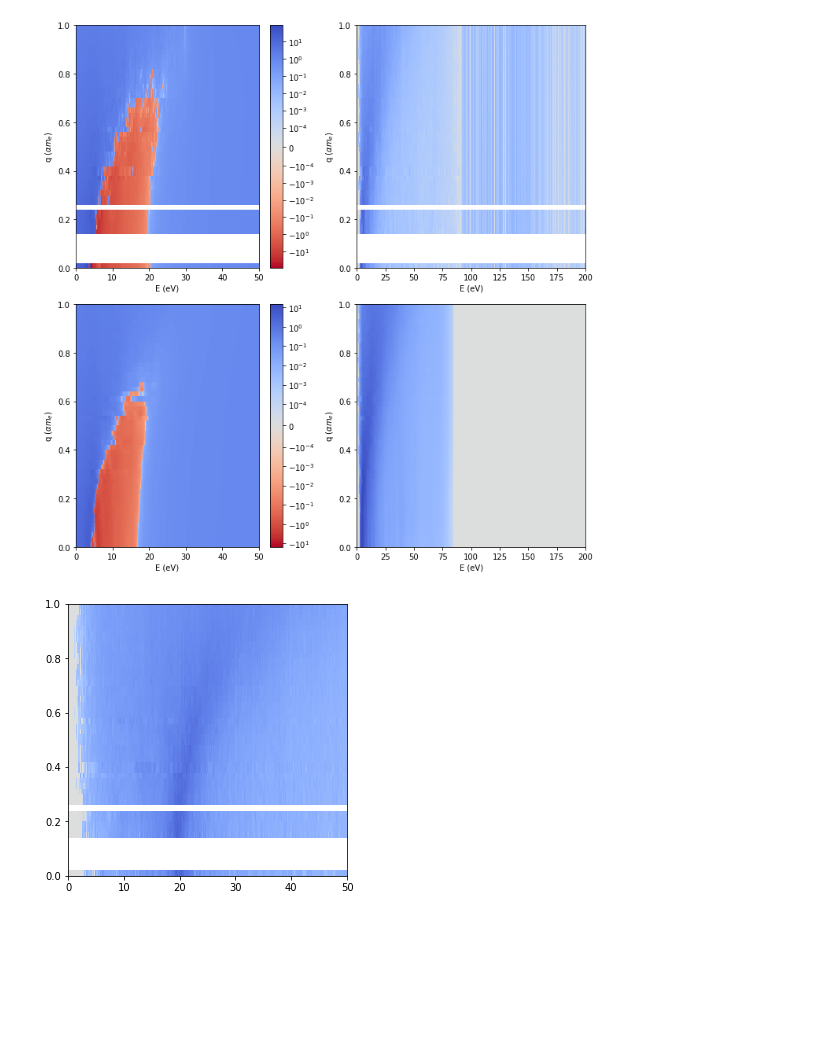
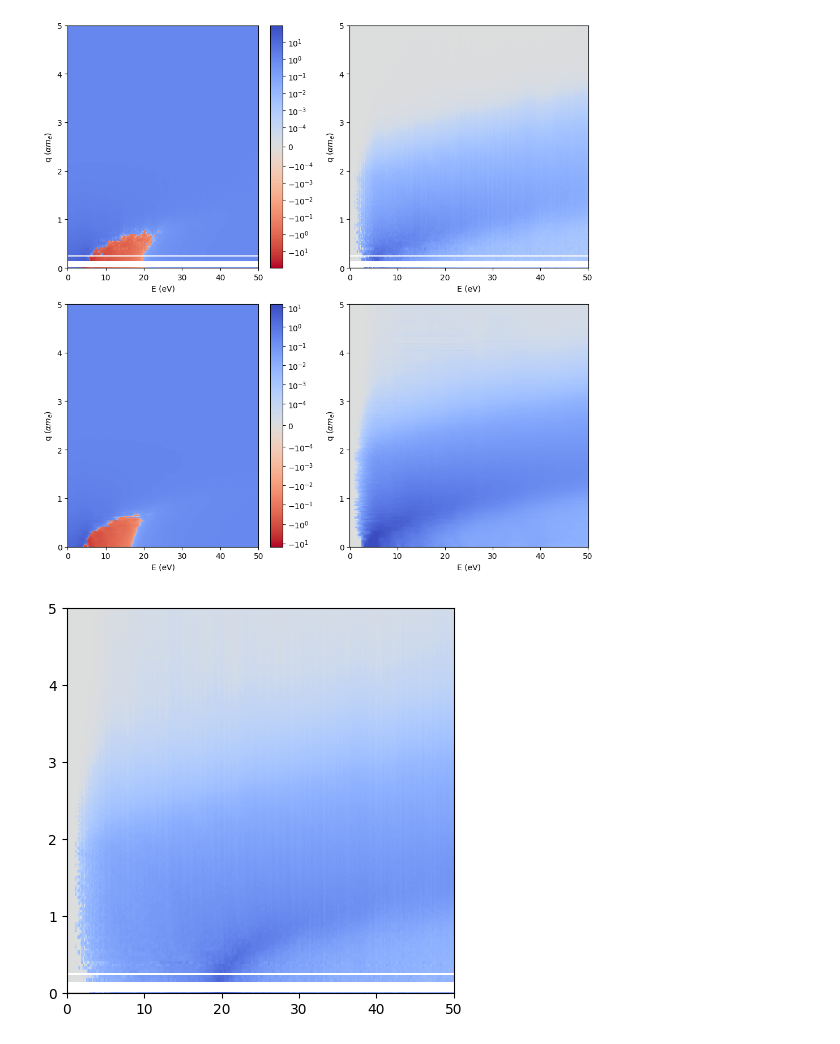
Before and after one commit to meganhott/QCDark2, a Jupyter notebook: plasmon_peak.ipynb, the cells around one changed output. Saved outputs shown, nothing was run; the diff lists cells and outputs as text; code cells hidden in the pictures; blank space fills up the shorter version.

Commit message:
update to plasmon peak plots

```diff
--- a/plasmon_peak.ipynb
+++ b/plasmon_peak.ipynb
@@ -9,12 +9,12 @@ from binning import gen_bin_centers
 mElectron = 5.1099894e5
 alpha = 1.0/137.03599908
 # %%
-q = np.arange(0.01, 1, parmt.dq) #alpha me
-E = np.arange(0, 200+parmt.dE, parmt.dE) #eV
+q = np.arange(0.01, 5, parmt.dq) #alpha me
+E = np.arange(0, 50+parmt.dE, parmt.dE) #eV
 
 #RPA
-binned_eps = np.load('test_resources/epsilon_1q_200E_tz_6/binned_eps.npy') #6x6x6 -> 6x6x6
-bin_centers = gen_bin_centers(q_max=1)
+binned_eps = np.load('test_resources/epsilon_5q_50E_tz_6/binned_eps.npy') #6x6x6 -> 6x6x6
+bin_centers = gen_bin_centers(q_max=5)
 eps_6 = epsilon_r(bin_centers, binned_eps)
 # %%
 #RPA Kramers-Kronig
@@ -49,6 +49,6 @@ Loaded /home/meganhott/Projects/dielectric_pyscf/../DarkELF/darkelf/../data/Si/S
 # %%
 eps_6_im = np.imag(eps_6)
-eps_6_re = kk_2d(eps_6_im, E, 300, corr=True)
+eps_6_re = kk_2d(eps_6_im, E, E.shape[0], corr=True)
 
 c = 'coolwarm_r'
 th = 1e-4
@@ -76,15 +76,15 @@ for i in [0,1]:
         ax[(i,j)].set_ylabel(r'q ($\alpha m_e$)')
 plt.tight_layout()
 # %% [output]
-[figure, old version]
+[figure, new version]
 # %%
 #ELF
 fig, ax = plt.subplots(1,1, figsize=(5,5))
 im0 = ax.pcolormesh(E, q, 4*np.pi*eps_6_im/((4*np.pi*eps_6_im)**2+eps_6_re**2), cmap=c, norm=matplotlib.colors.SymLogNorm(th, vmin=-re_max, vmax=re_max))
-ax.set_xlim([0,50])
+#ax.set_xlim([0,50])
 plt.show()
 # %% [output]
-[figure, old version]
+[figure, new version]
 # %%
 #Plasmon peak
 
```
Also changed, not shown: parts of 4 cells of this notebook.
